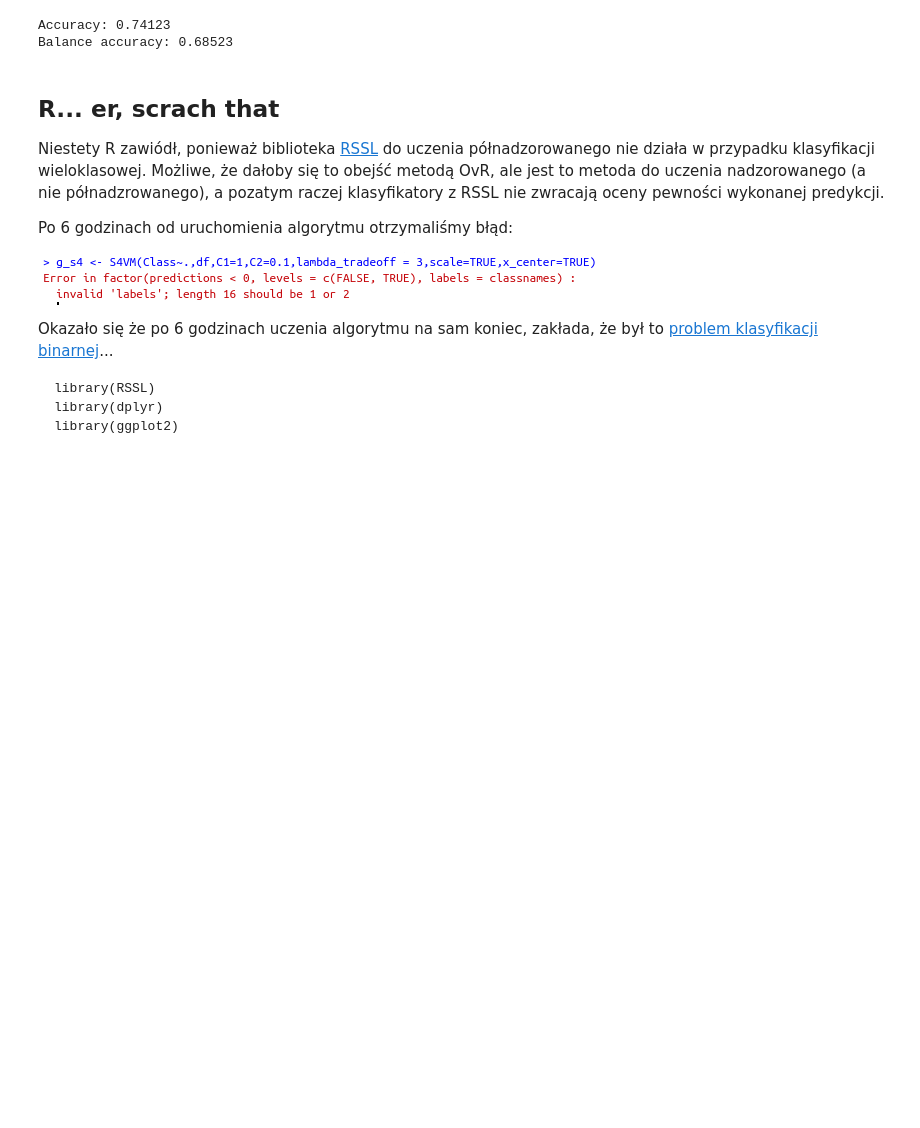
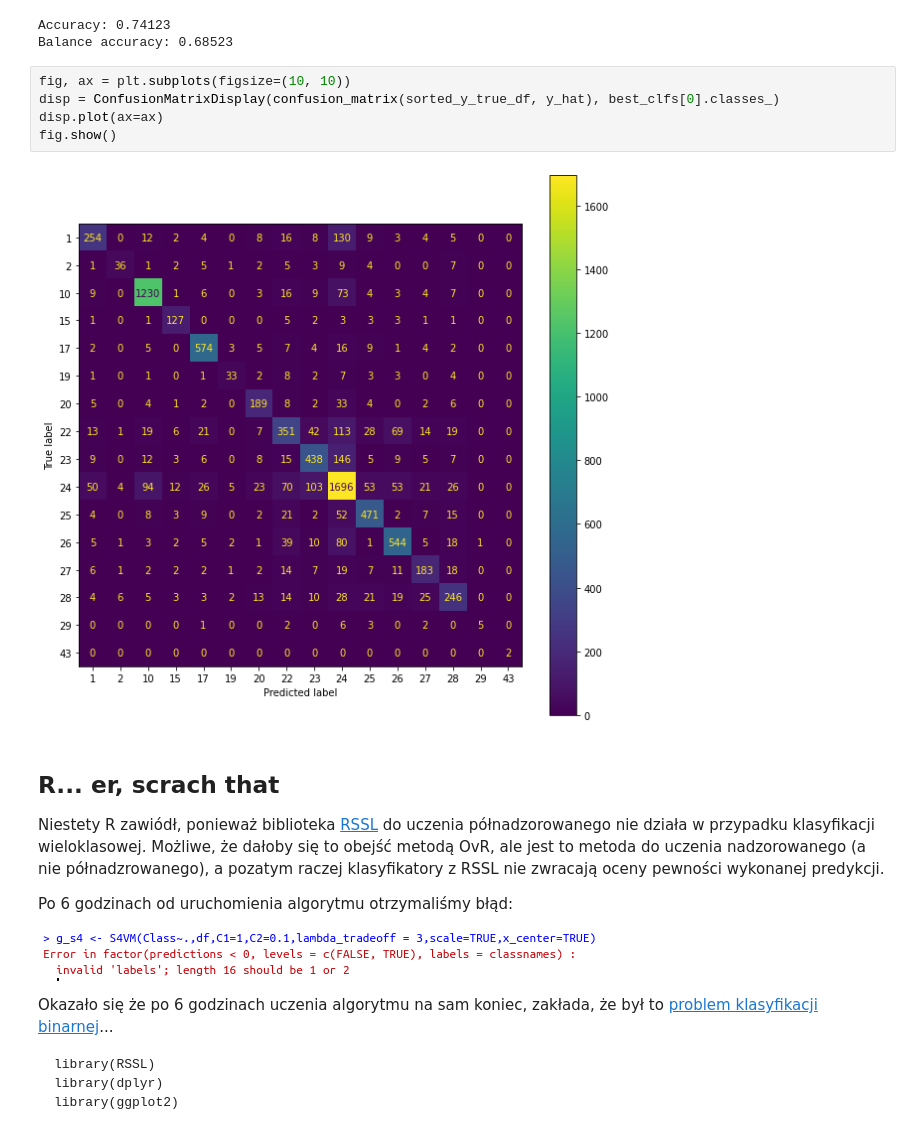
Before and after one commit to AxolotlOfConflagration/yt_trending_videos, a Jupyter notebook: checkpoint4.ipynb, the cells around one changed output. Cells and saved outputs as stored; diff of their text form; blank space fills up the shorter version.

Commit message:
Checpoint 4 confiusion matrix

```diff
--- a/checkpoint4.ipynb
+++ b/checkpoint4.ipynb
@@ -291,6 +291,13 @@ print(f'Balance accuracy: {balanced_accuracy_score(sorted_y_true_df, y_hat):0.5}
 # %% [output]
 Accuracy: 0.74123
 Balance accuracy: 0.68523
+# %%
+fig, ax = plt.subplots(figsize=(10, 10))
+disp = ConfusionMatrixDisplay(confusion_matrix(sorted_y_true_df, y_hat), best_clfs[0].classes_)
+disp.plot(ax=ax)
+fig.show()
+# %% [output]
+[figure, added]
 # %% [markdown]
 ## R... er, scrach that
 
```
Also changed, not shown: parts of 1 cell of this notebook.
